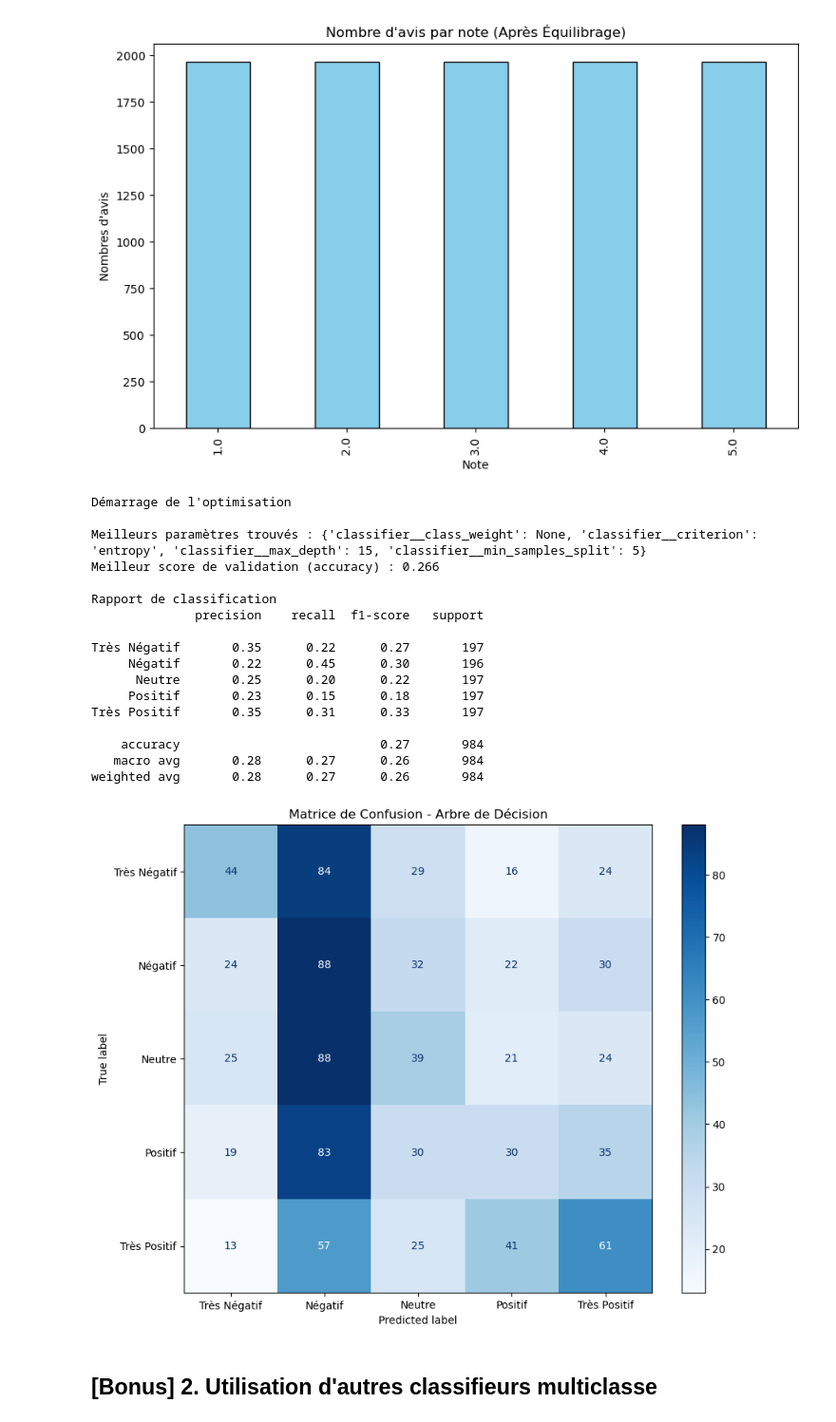
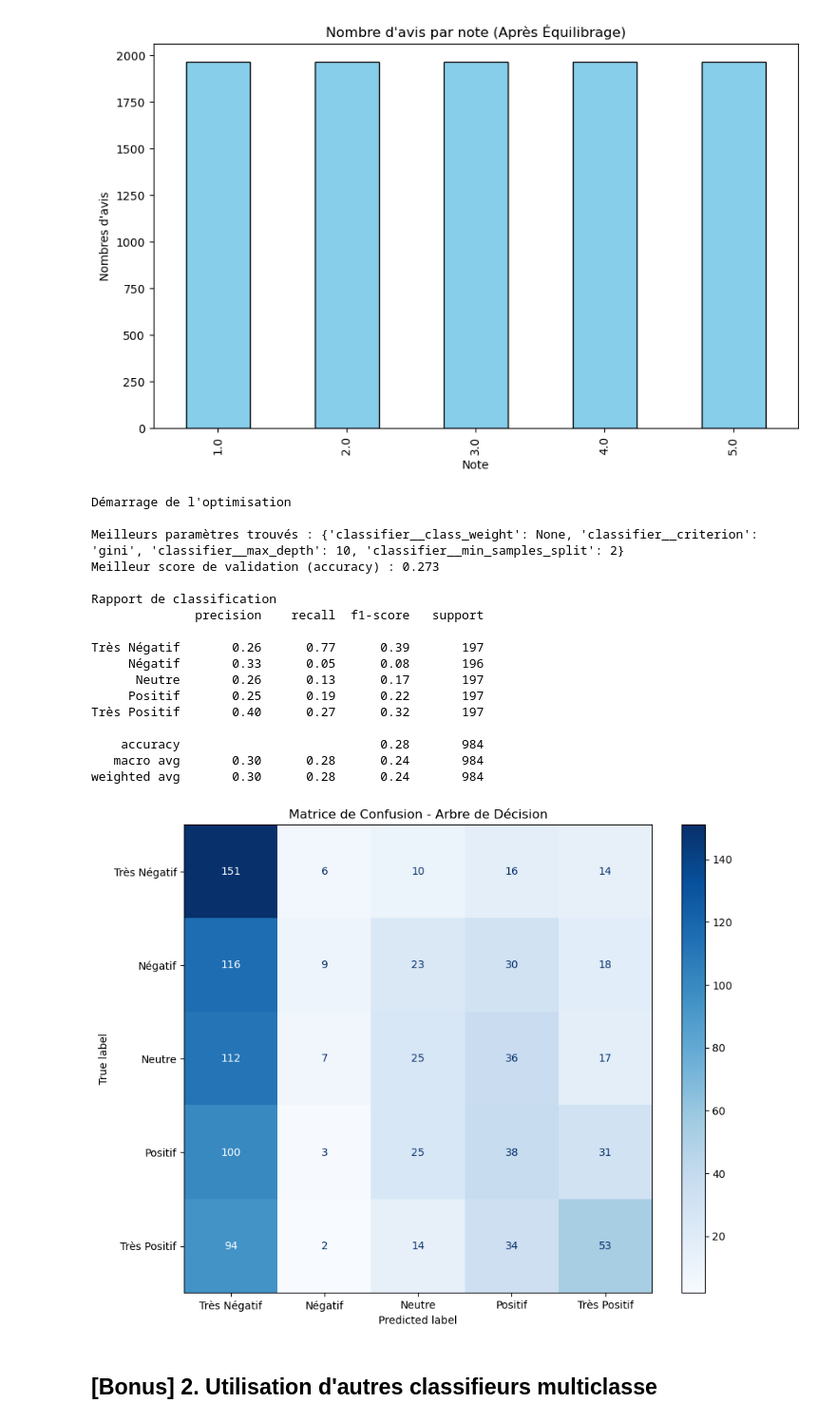
Before and after one commit to Rikvalix/NLP_customers_reviews, a Jupyter notebook: notebook-3_classification-multiclasse.ipynb, the cells around one changed output. Shown at 95% size. Saved outputs shown, nothing was run; the diff lists cells and outputs as text; code cells hidden in the pictures.

```diff
--- a/notebook-3_classification-multiclasse.ipynb
+++ b/notebook-3_classification-multiclasse.ipynb
@@ -154,7 +154,7 @@ classes_noms = ['Très Négatif', 'Négatif', 'Neutre', 'Positif', 'Très Positi
 # Transformateurs pour les colonnes
 preprocessor = ColumnTransformer(
     transformers=[
-        ('text', TfidfVectorizer(max_features=2000, stop_words='english', min_df=100, # Ignorer les mots avec une rareté inférieur à 20
+        ('text', TfidfVectorizer(max_features=2000, stop_words='english', # Ignorer les mots avec une rareté inférieur à 20
             ngram_range=(1,2), # Capte les expressions de 2 mots monogramme et bigramme
             use_idf=True), 'text_'),
         ('cat', OneHotEncoder(handle_unknown='ignore'), ['category'])
@@ -186,44 +186,44 @@ grid_dt.fit(X_train, y_train)
 
 print(f"\nMeilleurs paramètres trouvés : {grid_dt.best_params_}")
 print(f"Meilleur score de validation (accuracy) : {grid_dt.best_score_:.3f}")
 
 # Évaluation sur le jeu de test avec le meilleur modèle
 best_dt_model = grid_dt.best_estimator_
 predictions_dt = best_dt_model.predict(X_test)
 
 print("\nRapport de classification")
 print(classification_report(y_test, predictions_dt, target_names=classes_noms))
 
 # Matrice de confusion
 fig, ax = plt.subplots(figsize=(10, 8))
 ConfusionMatrixDisplay.from_predictions(
     y_test,
     predictions_dt,
     display_labels=classes_noms,
     cmap='Blues',
     ax=ax
 )
 plt.title("Matrice de Confusion - Arbre de Décision")
 plt.show()
 # %% [output]
 Démarrage de l'optimisation
 
-Meilleurs paramètres trouvés : {'classifier__class_weight': None, 'classifier__criterion': 'entropy', 'classifier__max_depth': 15, 'classifier__min_samples_split': 5}
-Meilleur score de validation (accuracy) : 0.266
+Meilleurs paramètres trouvés : {'classifier__class_weight': None, 'classifier__criterion': 'gini', 'classifier__max_depth': 10, 'classifier__min_samples_split': 2}
+Meilleur score de validation (accuracy) : 0.273
 
 Rapport de classification
               precision    recall  f1-score   support
 
-Très Négatif       0.35      0.22      0.27       197
-     Négatif       0.22      0.45      0.30       196
-      Neutre       0.25      0.20      0.22       197
-     Positif       0.23      0.15      0.18       197
-Très Positif       0.35      0.31      0.33       197
+Très Négatif       0.26      0.77      0.39       197
+     Négatif       0.33      0.05      0.08       196
+      Neutre       0.26      0.13      0.17       197
+     Positif       0.25      0.19      0.22       197
+Très Positif       0.40      0.27      0.32       197
 
-    accuracy                           0.27       984
-   macro avg       0.28      0.27      0.26       984
-weighted avg       0.28      0.27      0.26       984
+    accuracy                           0.28       984
+   macro avg       0.30      0.28      0.24       984
+weighted avg       0.30      0.28      0.24       984
-[figure, old version]
+[figure, new version]
 # %% [markdown]
 ## [Bonus] 2. Utilisation d'autres classifieurs multiclasse
 # %%
```
Also changed, not shown: parts of 5 cells of this notebook.
